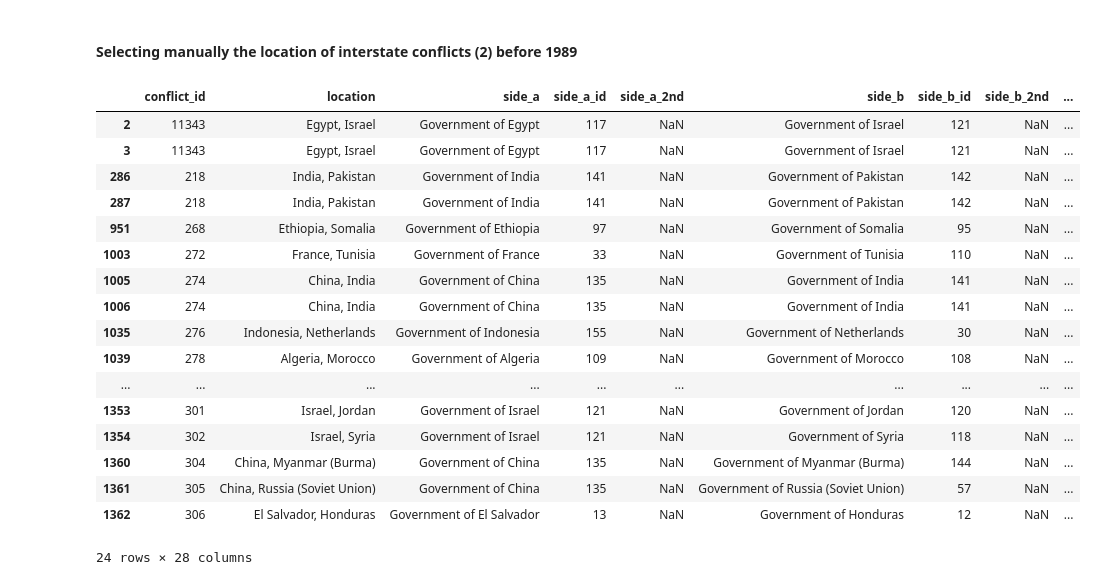
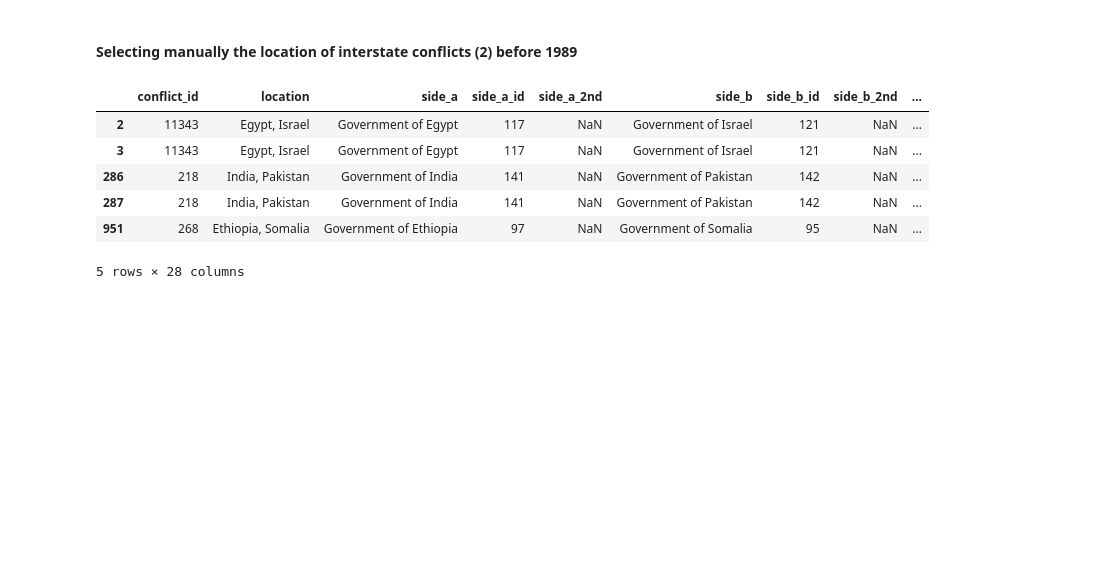
Before and after one commit to epfl-ada/ada-2020-project-milestone-p3-p3_limonada, a Jupyter notebook: creative_extension.ipynb, the cells around one changed output. Saved outputs shown, nothing was run; the diff lists cells and outputs as text; code cells hidden in the pictures; blank space fills up the shorter version.

```diff
--- a/creative_extension.ipynb
+++ b/creative_extension.ipynb
@@ -440,23 +441,12 @@ ucdp_2_after1989=pd.merge(ged_filtered, ucdp_prio_data_2, left_on= ['conflict_ne
 # %% [markdown]
 #### Selecting manually the location of interstate conflicts (2) before 1989
 # %%
-ucdp_prio_data_2[ucdp_prio_data_2['year']<1970]
+ucdp_prio_data_2[ucdp_prio_data_2['year']<1970].head()
 # %% [output]
 |  | conflict_id | location | side_a | side_a_id | side_a_2nd | side_b | side_b_id | side_b_2nd | ... |
 | 2 | 11343 | Egypt, Israel | Government of Egypt | 117 | NaN | Government of Israel | 121 | NaN | ... |
 | 3 | 11343 | Egypt, Israel | Government of Egypt | 117 | NaN | Government of Israel | 121 | NaN | ... |
 | 286 | 218 | India, Pakistan | Government of India | 141 | NaN | Government of Pakistan | 142 | NaN | ... |
 | 287 | 218 | India, Pakistan | Government of India | 141 | NaN | Government of Pakistan | 142 | NaN | ... |
 | 951 | 268 | Ethiopia, Somalia | Government of Ethiopia | 97 | NaN | Government of Somalia | 95 | NaN | ... |
-| 1003 | 272 | France, Tunisia | Government of France | 33 | NaN | Government of Tunisia | 110 | NaN | ... |
-| 1005 | 274 | China, India | Government of China | 135 | NaN | Government of India | 141 | NaN | ... |
-| 1006 | 274 | China, India | Government of China | 135 | NaN | Government of India | 141 | NaN | ... |
-| 1035 | 276 | Indonesia, Netherlands | Government of Indonesia | 155 | NaN | Government of Netherlands | 30 | NaN | ... |
-| 1039 | 278 | Algeria, Morocco | Government of Algeria | 109 | NaN | Government of Morocco | 108 | NaN | ... |
-| ... | ... | ... | ... | ... | ... | ... | ... | ... | ... |
-| 1353 | 301 | Israel, Jordan | Government of Israel | 121 | NaN | Government of Jordan | 120 | NaN | ... |
-| 1354 | 302 | Israel, Syria | Government of Israel | 121 | NaN | Government of Syria | 118 | NaN | ... |
-| 1360 | 304 | China, Myanmar (Burma) | Government of China | 135 | NaN | Government of Myanmar (Burma) | 144 | NaN | ... |
-| 1361 | 305 | China, Russia (Soviet Union) | Government of China | 135 | NaN | Government of Russia (Soviet Union) | 57 | NaN | ... |
-| 1362 | 306 | El Salvador, Honduras | Government of El Salvador | 13 | NaN | Government of Honduras | 12 | NaN | ... |
-24 rows × 28 columns
+5 rows × 28 columns
```
Also changed, not shown: parts of 15 cells of this notebook.
